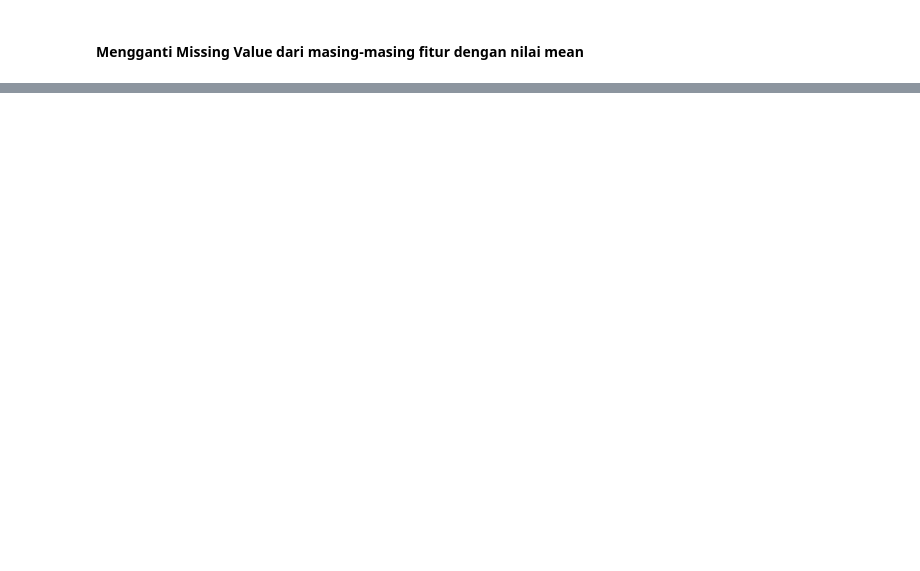
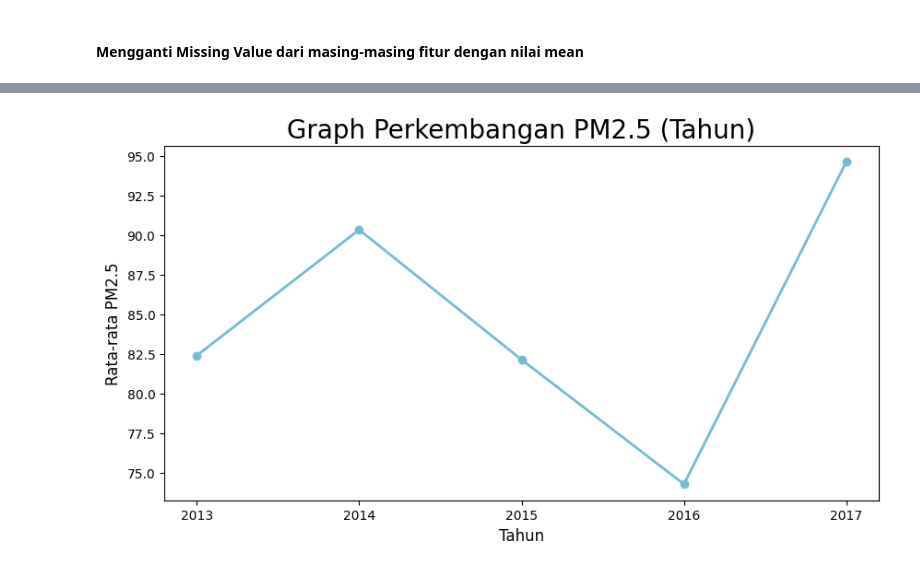
Before and after one commit to JuanCYoung/Air-Quality-Data-Analysis, a Jupyter notebook: notebook.ipynb, the cells around one changed output, grey strips where cells are left out. Saved outputs shown, nothing was run; the diff lists cells and outputs as text; code cells hidden in the pictures; blank space fills up the shorter version.

```diff
--- a/notebook.ipynb
+++ b/notebook.ipynb
@@ -239,0 +764,6 @@ data_df.describe(include="all")
+# %%
+tingkat_perkembangan = data_df[data_df["station"]=="Aotizhongxin"].groupby(by=["year"]).agg({
+    "PM2.5":"mean",
+    "PM10":"mean"
+})
+tingkat_perkembangan
@@ -239,0 +778,18 @@ data_df.describe(include="all")
+# %%
+plt.figure(figsize=(10, 5))
+plt.plot(
+    tingkat_perkembangan.index,
+    tingkat_perkembangan["PM2.5"],
+    marker='o',
+    linewidth=2,
+    color="#72BCD4"
+)
+plt.title("Graph Perkembangan PM2.5 (Tahun)", loc="center", fontsize=20)
+plt.xlabel("Tahun", fontsize=12)
+plt.ylabel("Rata-rata PM2.5", fontsize=12)
+plt.xticks(fontsize=10)
+plt.yticks(fontsize=10)
+plt.xticks(ticks=tingkat_perkembangan.index, labels=[str(int(year)) for year in tingkat_perkembangan.index], fontsize=10)
+plt.show()
+# %% [output]
+[figure, added]
```
Also changed, not shown: parts of 109 cells of this notebook, 3 other files.
